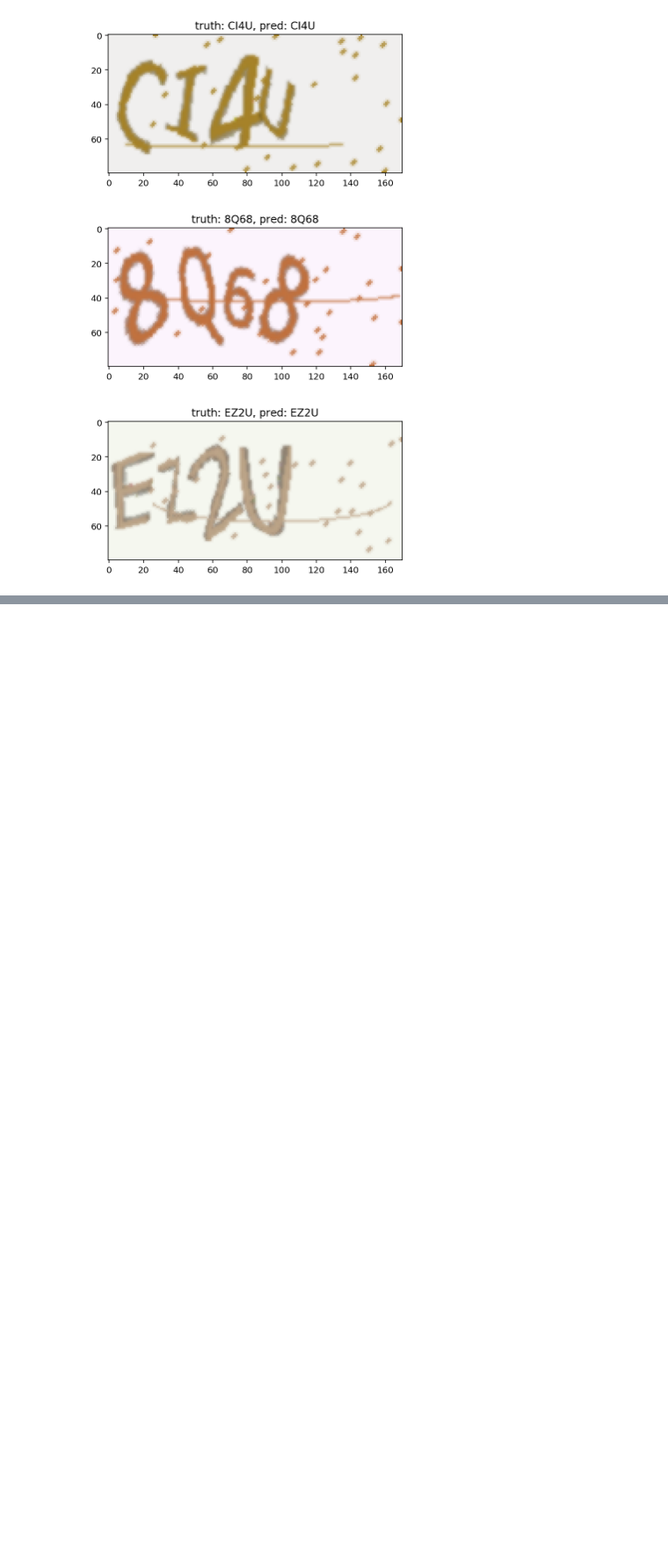
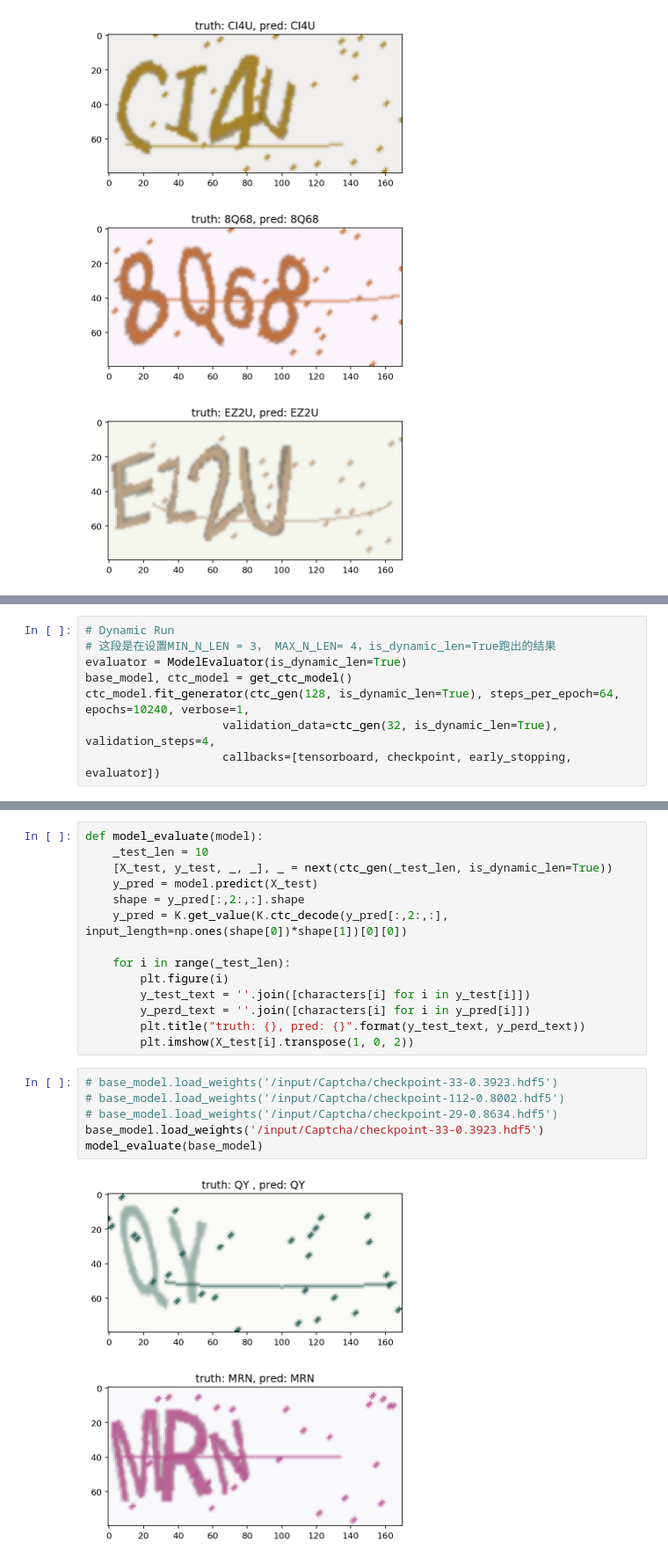
Before and after one commit to wikke/Captcha-Recognizer, a Jupyter notebook: Captcha.ipynb, the cells around one changed output, grey strips where cells are left out. Shown at 88% size. Saved outputs shown, nothing was run; the diff lists cells and outputs as text; blank space fills up the shorter version.

```diff
--- a/Captcha.ipynb
+++ b/Captcha.ipynb
@@ -156,0 +312,8 @@ for i in range(5):
+# %%
+# Dynamic Run
+# 这段是在设置MIN_N_LEN = 3， MAX_N_LEN= 4，is_dynamic_len=True跑出的结果
+evaluator = ModelEvaluator(is_dynamic_len=True)
+base_model, ctc_model = get_ctc_model()
+ctc_model.fit_generator(ctc_gen(128, is_dynamic_len=True), steps_per_epoch=64, epochs=10240, verbose=1,
+                    validation_data=ctc_gen(32, is_dynamic_len=True), validation_steps=4,
+                    callbacks=[tensorboard, checkpoint, early_stopping, evaluator])
@@ -156,0 +339,23 @@ for i in range(5):
+# %%
+def model_evaluate(model):
+    _test_len = 10
+    [X_test, y_test, _, _], _ = next(ctc_gen(_test_len, is_dynamic_len=True))
+    y_pred = model.predict(X_test)
+    shape = y_pred[:,2:,:].shape
+    y_pred = K.get_value(K.ctc_decode(y_pred[:,2:,:], input_length=np.ones(shape[0])*shape[1])[0][0])
+
+    for i in range(_test_len):
+        plt.figure(i)
+        y_test_text = ''.join([characters[i] for i in y_test[i]])
+        y_perd_text = ''.join([characters[i] for i in y_pred[i]])
+        plt.title("truth: {}, pred: {}".format(y_test_text, y_perd_text))
+        plt.imshow(X_test[i].transpose(1, 0, 2))
+# %%
+# base_model.load_weights('/input/Captcha/checkpoint-33-0.3923.hdf5')
+# base_model.load_weights('/input/Captcha/checkpoint-112-0.8002.hdf5')
+# base_model.load_weights('/input/Captcha/checkpoint-29-0.8634.hdf5')
+base_model.load_weights('/input/Captcha/checkpoint-33-0.3923.hdf5')
+model_evaluate(base_model)
+# %% [output]
+[figure, added]
+[figure, added]
```
Also changed, not shown: parts of 19 cells of this notebook, 7 other files.
